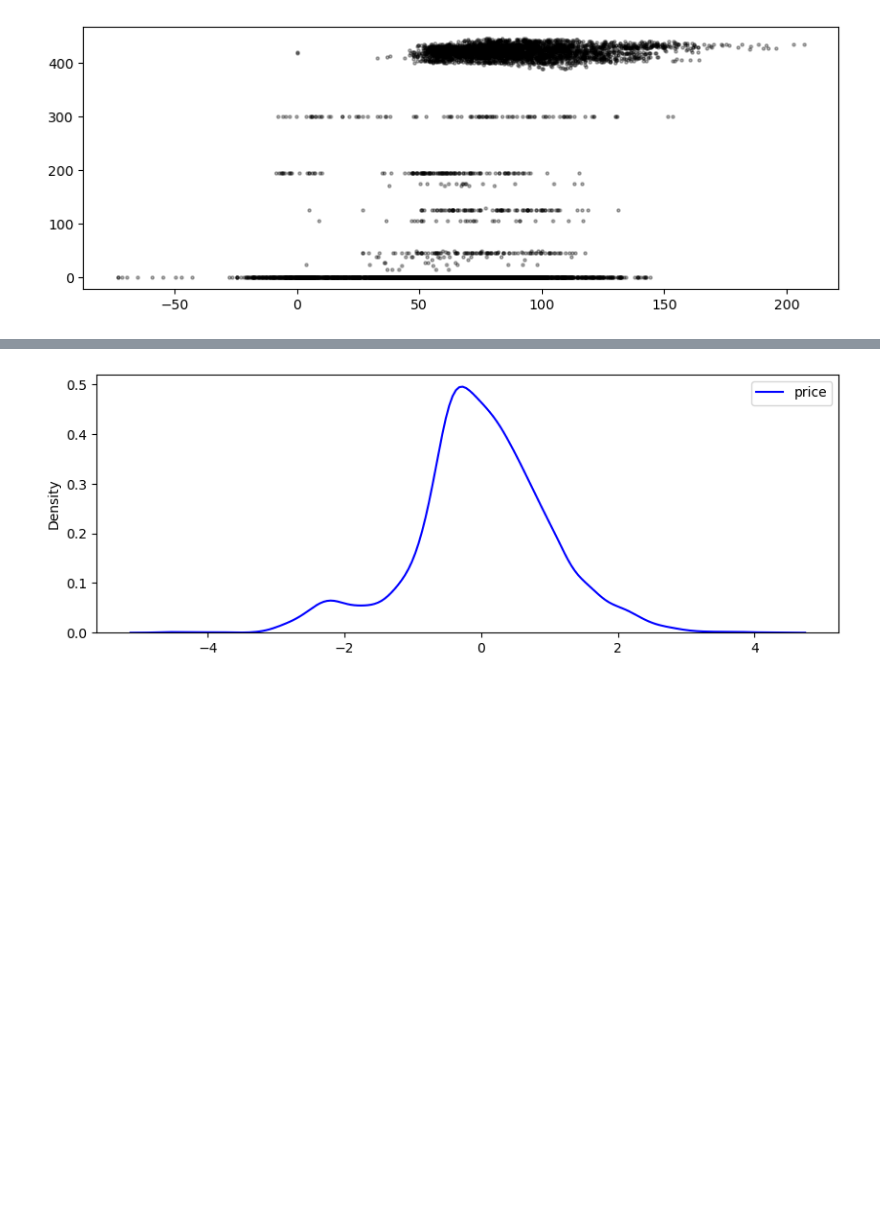
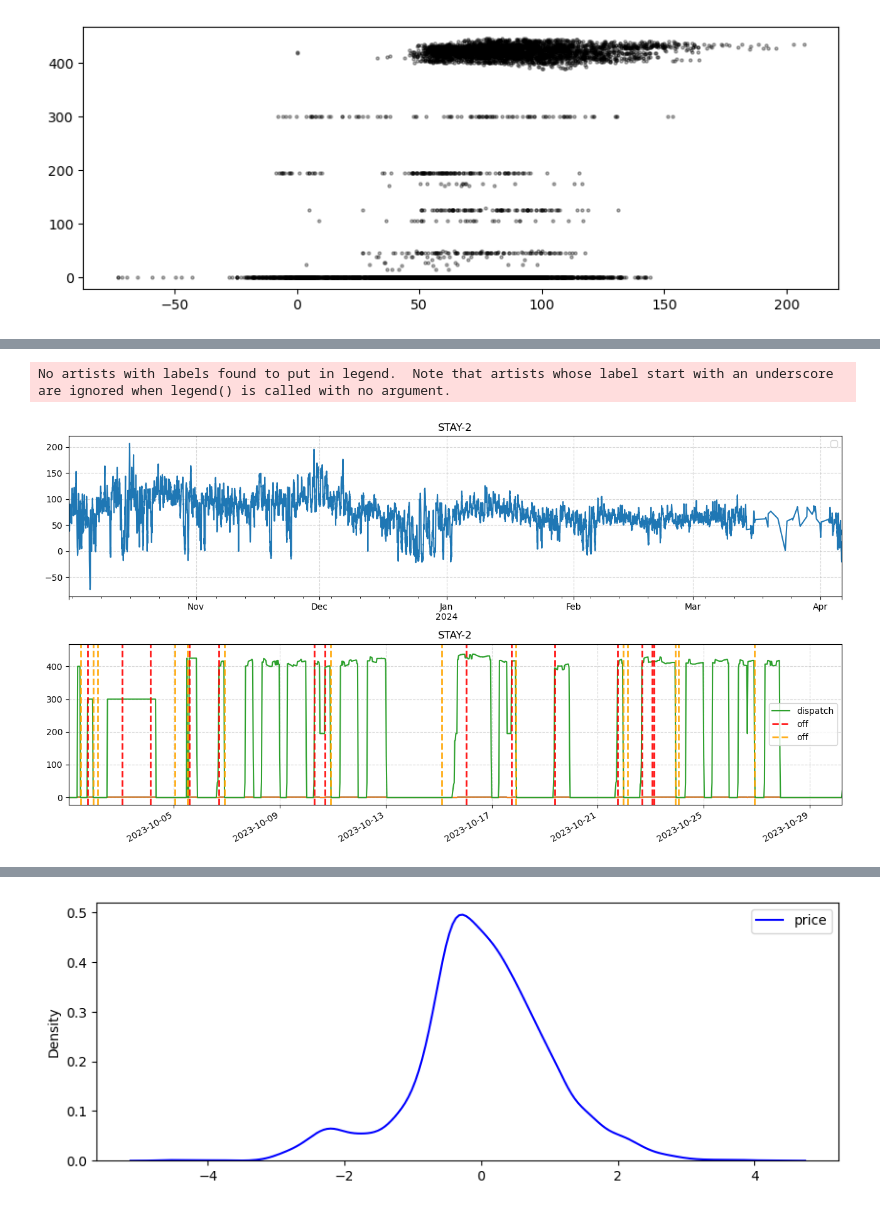
Before and after one commit to LukasFrankenQ/LMP, a Jupyter notebook: notebooks/get_generator_marginals.ipynb, the cells around one changed output, grey strips where cells are left out. Cells and saved outputs as stored; diff of their text form; code cells hidden in the pictures; blank space fills up the shorter version.

Commit message:
added initial method for cost bm unit cost distribution

```diff
--- a/notebooks/get_generator_marginals.ipynb
+++ b/notebooks/get_generator_marginals.ipynb
@@ -181 +159,46 @@ No artists with labels found to put in legend.  Note that artists whose label st
+# %%
+fig, axs = plt.subplots(2, 1, figsize=(13, 7))
+prices.plot(ax=axs[0])
+p = bmus[unit]
+
+full_index = pd.date_range(prices.index[0], prices.index[-1], freq='30T')
+
+switchons = get_extremes(p, mode='on')
+switchoffs = get_extremes(p, mode='off')
+
+p.plot(ax=axs[1], label='dispatch')
+
+
+for i, n in enumerate(switchoffs):
+
+    if i == 0:
+        label = 'off'
+    else:
+        label = None
+    axs[1].axvline(p.index[n], color='r', linestyle='--', alpha=0.9, label=label, linewidth=2)
+
+for i, n in enumerate(switchons):
+
+    if i == 0:
+        label = 'off'
+    else:
+        label = None
+
+    axs[1].axvline(p.index[n], color='orange', linestyle='--', alpha=0.9, label=label, linewidth=2)
+
+switchons = pd.Index([p.index[n] for n in switchons])
+switchoffs = pd.Index([p.index[n] for n in switchoffs])
+
+
+for ax in axs:
+    ax.grid(True, linestyle='--', alpha=0.5)
+    ax.legend()
+    ax.set_title(unit)
+
+ax.set_xlim(full_index[0], full_index[1400])
+plt.tight_layout()
+plt.show()
+# %% [output]
+No artists with labels found to put in legend.  Note that artists whose label start with an underscore are ignored when legend() is called with no argument.
+[figure, added]
 # %%
```
Also changed, not shown: parts of 8 cells of this notebook.
